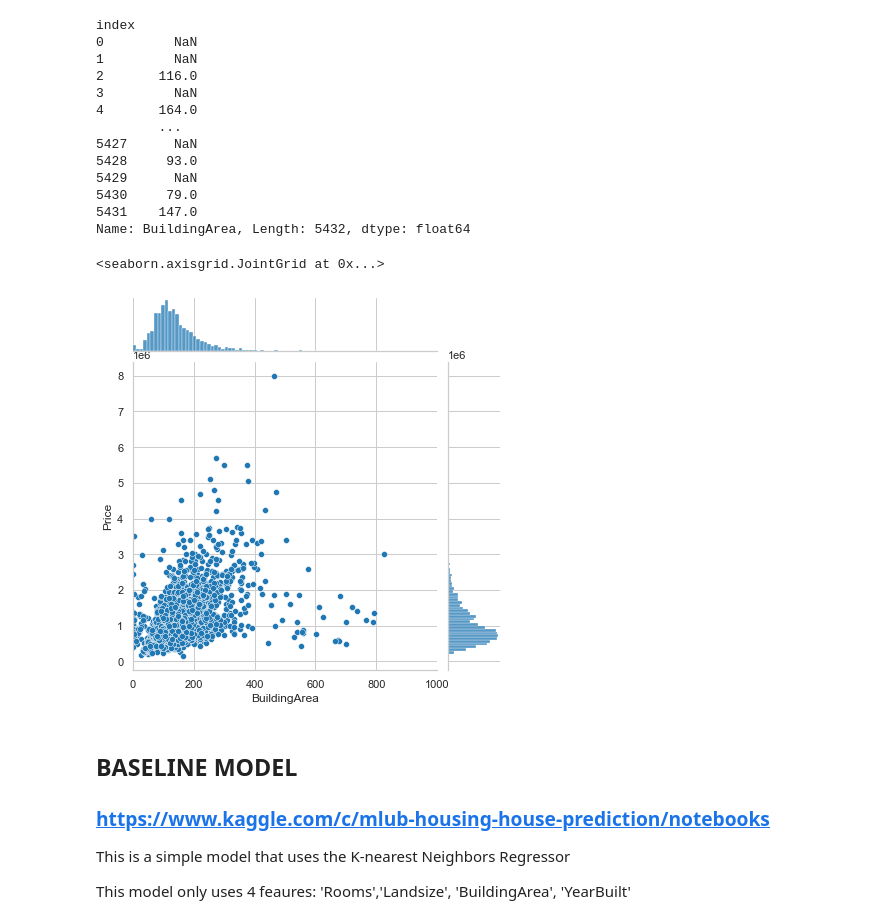
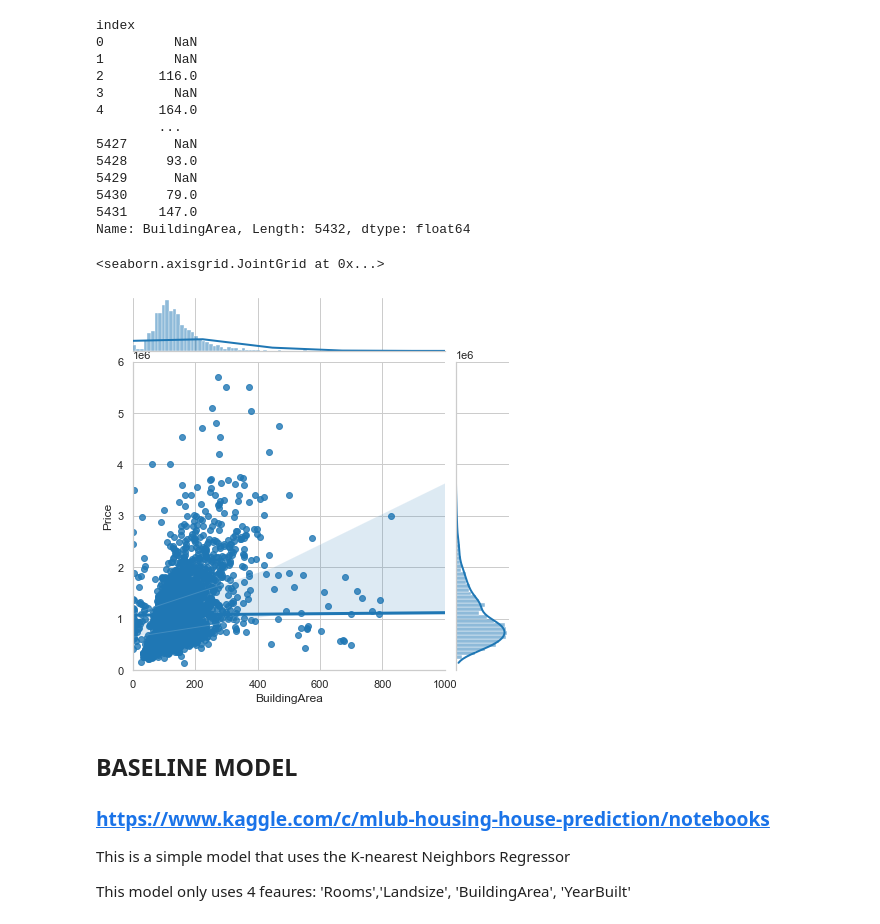
Before and after one commit to miguelMarchPiris/trabajo-ia, a Jupyter notebook: sesion1_KNN.ipynb, the cells around one changed output. Drawn from its saved outputs; the diff is of its cells as text; code cells hidden in the pictures.

```diff
--- a/sesion1_KNN.ipynb
+++ b/sesion1_KNN.ipynb
@@ -174,10 +182,10 @@ index
 5431    147.0
 Name: BuildingArea, Length: 5432, dtype: float64
 # %%
-sns.jointplot(data=train_set, x="BuildingArea", y="Price",xlim=(0,1000))#,kind="reg")#,xlim=(0,1000),ylim=(0,6000000))
+sns.jointplot(data=train_set, x="BuildingArea", y="Price",kind="reg",xlim=(0,1000),ylim=(0,6000000))
 # %% [output]
 <seaborn.axisgrid.JointGrid at 0x...>
-[figure, old version]
+[figure, new version]
 # %% [markdown]
 ## BASELINE MODEL
 ### https://www.kaggle.com/c/mlub-housing-house-prediction/notebooks
```
Also changed, not shown: parts of 7 cells of this notebook, 3 other files.
